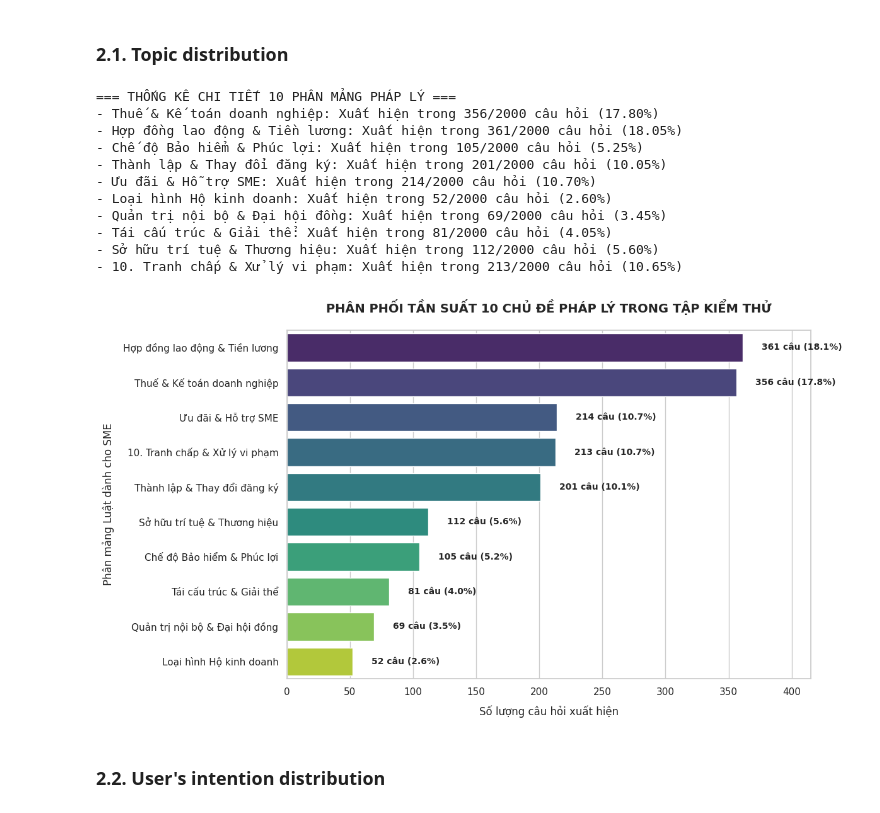
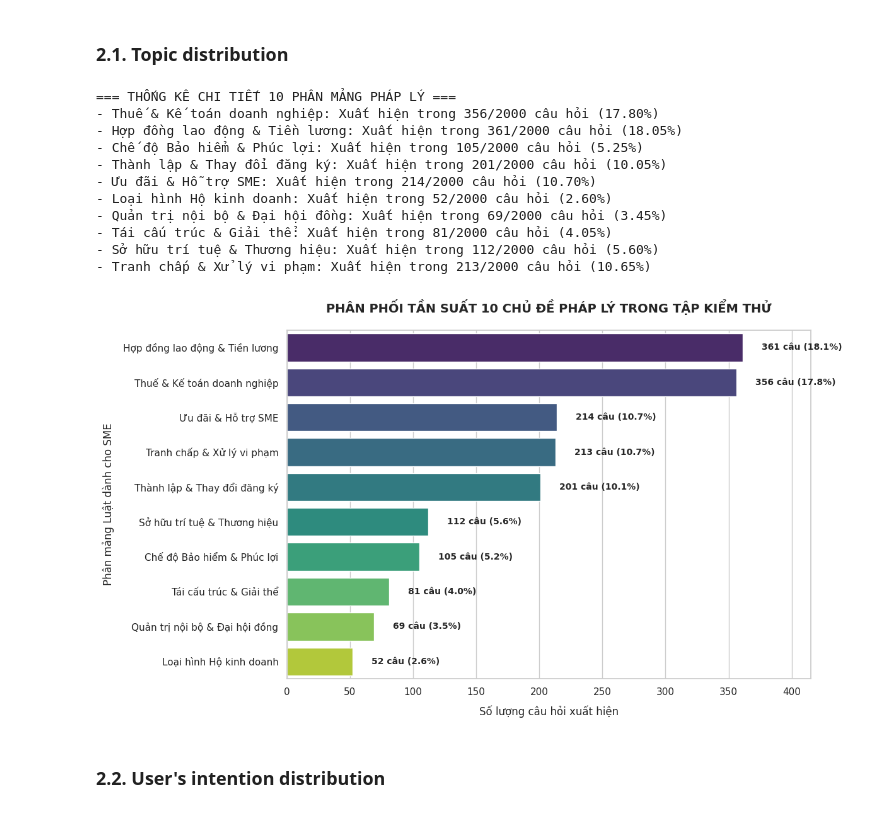
Before and after one commit to nguyenlog205/r2ai-competition-aihoi, a Jupyter notebook: notebooks/data_preprocessing/question_answer/testing_analysis.ipynb, the cells around one changed output. Cells and saved outputs as stored; diff of their text form; code cells hidden in the pictures.

```diff
--- a/notebooks/data_preprocessing/question_answer/testing_analysis.ipynb
+++ b/notebooks/data_preprocessing/question_answer/testing_analysis.ipynb
@@ -96,7 +96,7 @@ keywords = {
     'Quản trị nội bộ & Đại hội đồng': ['điều lệ', 'đại hội đồng', 'hội đồng quản trị', 'giám đốc', 'đại diện pháp luật', 'nghị quyết', 'biên bản'],
     'Tái cấu trúc & Giải thể': ['giải thể', 'phá sản', 'tạm ngừng', 'tạm dừng', 'sáp nhập', 'chia tách', 'chuyển đổi loại hình'],
     'Sở hữu trí tuệ & Thương hiệu': ['sở hữu trí tuệ', 'thương hiệu', 'nhãn hiệu', 'bản quyền', 'sáng chế', 'bí mật kinh doanh'],
-    '10. Tranh chấp & Xử lý vi phạm': ['tranh chấp', 'khởi kiện', 'tòa án', 'trọng tài', 'bị phạt', 'vi phạm', 'xử phạt hành chính']
+    'Tranh chấp & Xử lý vi phạm': ['tranh chấp', 'khởi kiện', 'tòa án', 'trọng tài', 'bị phạt', 'vi phạm', 'xử phạt hành chính']
 }
 
 total_samples = len(df)
@@ -135,35 +135,35 @@ for i, p in enumerate(ax.patches):
   width = p.get_width()
   percentage = plot_df.iloc[i]['Tỷ lệ (%)']
   ax.text(
       width + 15,
       p.get_y() + p.get_height() / 2,
       f'{int(width)} câu ({percentage:.1f}%)',
       va='center',
       ha='left',
       fontsize=10,
       fontweight='bold',
   )
 
 plt.title('PHÂN PHỐI TẦN SUẤT 10 CHỦ ĐỀ PHÁP LÝ TRONG TẬP KIỂM THỬ', fontsize=14, fontweight='bold', pad=20)
 plt.xlabel('Số lượng câu hỏi xuất hiện', fontsize=12, labelpad=10)
 plt.ylabel('Phân mảng Luật dành cho SME', fontsize=12, labelpad=10)
 plt.xlim(0, max(domain_counts.values()) * 1.15)
 
 plt.tight_layout()
 plt.show()
 # %% [output]
 === THỐNG KÊ CHI TIẾT 10 PHÂN MẢNG PHÁP LÝ ===
 - Thuế & Kế toán doanh nghiệp: Xuất hiện trong 356/2000 câu hỏi (17.80%)
 - Hợp đồng lao động & Tiền lương: Xuất hiện trong 361/2000 câu hỏi (18.05%)
 - Chế độ Bảo hiểm & Phúc lợi: Xuất hiện trong 105/2000 câu hỏi (5.25%)
 - Thành lập & Thay đổi đăng ký: Xuất hiện trong 201/2000 câu hỏi (10.05%)
 - Ưu đãi & Hỗ trợ SME: Xuất hiện trong 214/2000 câu hỏi (10.70%)
 - Loại hình Hộ kinh doanh: Xuất hiện trong 52/2000 câu hỏi (2.60%)
 - Quản trị nội bộ & Đại hội đồng: Xuất hiện trong 69/2000 câu hỏi (3.45%)
 - Tái cấu trúc & Giải thể: Xuất hiện trong 81/2000 câu hỏi (4.05%)
 - Sở hữu trí tuệ & Thương hiệu: Xuất hiện trong 112/2000 câu hỏi (5.60%)
-- 10. Tranh chấp & Xử lý vi phạm: Xuất hiện trong 213/2000 câu hỏi (10.65%)
+- Tranh chấp & Xử lý vi phạm: Xuất hiện trong 213/2000 câu hỏi (10.65%)
-[figure, old version]
+[figure, new version]
 # %% [markdown]
 ### 2.2. User's intention distribution
 # %%
```
Also changed, not shown: parts of 1 cell of this notebook, 8 other files.
